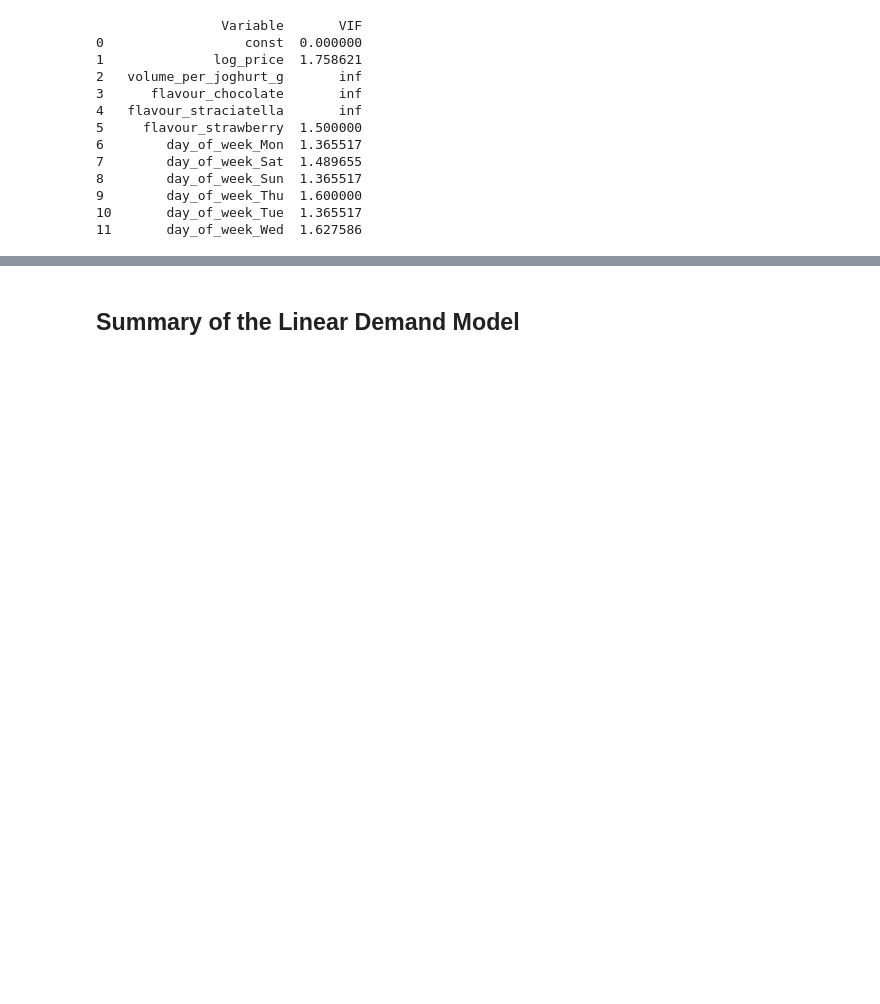
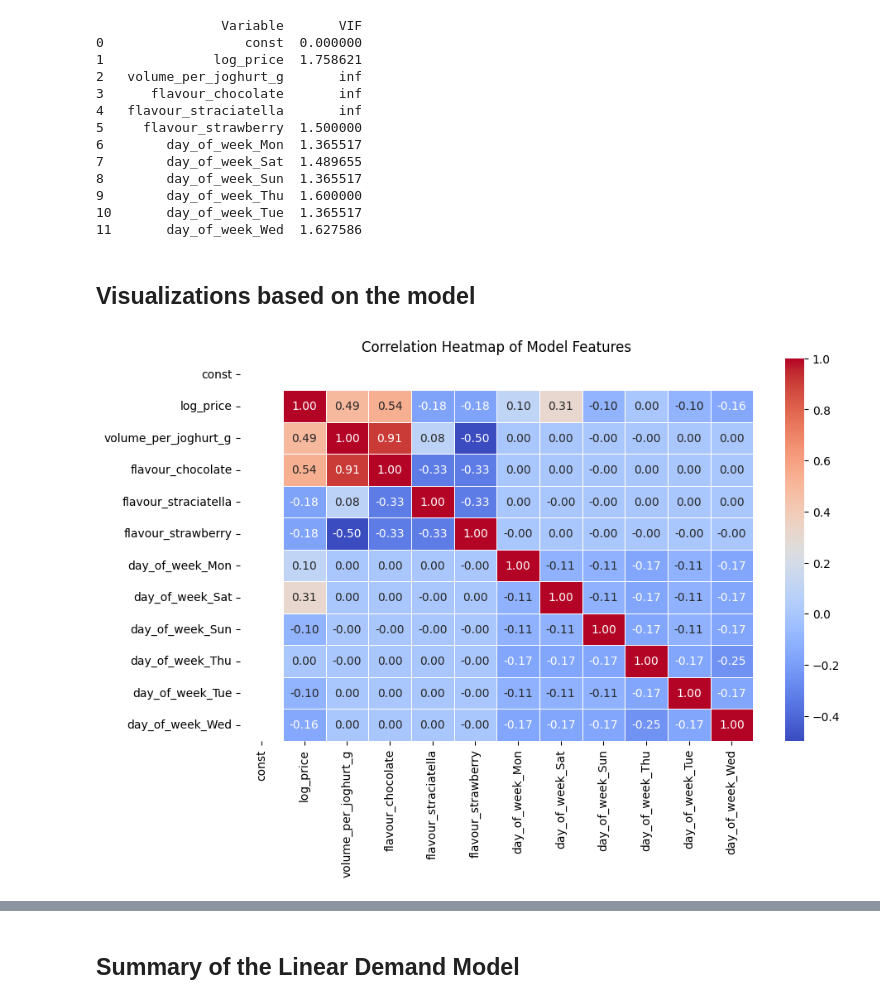
Before and after one commit to RasimBa/Mueller-Price-Optimisation, a Jupyter notebook: jupyter_files/Mueller Price Optimisation.ipynb, the cells around one changed output, grey strips where cells are left out. Cells and saved outputs as stored; diff of their text form; code cells hidden in the pictures; blank space fills up the shorter version.

```diff
--- a/jupyter_files/Mueller Price Optimisation.ipynb
+++ b/jupyter_files/Mueller Price Optimisation.ipynb
@@ -543,3 +541,20 @@ print(vif_data)
 9        day_of_week_Thu  1.600000
 10       day_of_week_Tue  1.365517
 11       day_of_week_Wed  1.627586
+# %% [markdown]
+## Visualizations based on the model
+# %%
+# Compute the correlation matrix for independent variables
+correlation_matrix = X.corr()
+
+# Create a heatmap
+plt.figure(figsize=(10,6))
+sns.heatmap(correlation_matrix, annot=True, cmap="coolwarm", fmt=".2f", linewidths=0.5)
+
+# Add title
+plt.title("Correlation Heatmap of Model Features")
+
+# Show the plot
+plt.show()
+# %% [output]
+[figure, added]
```
Also changed, not shown: parts of 7 cells of this notebook.
